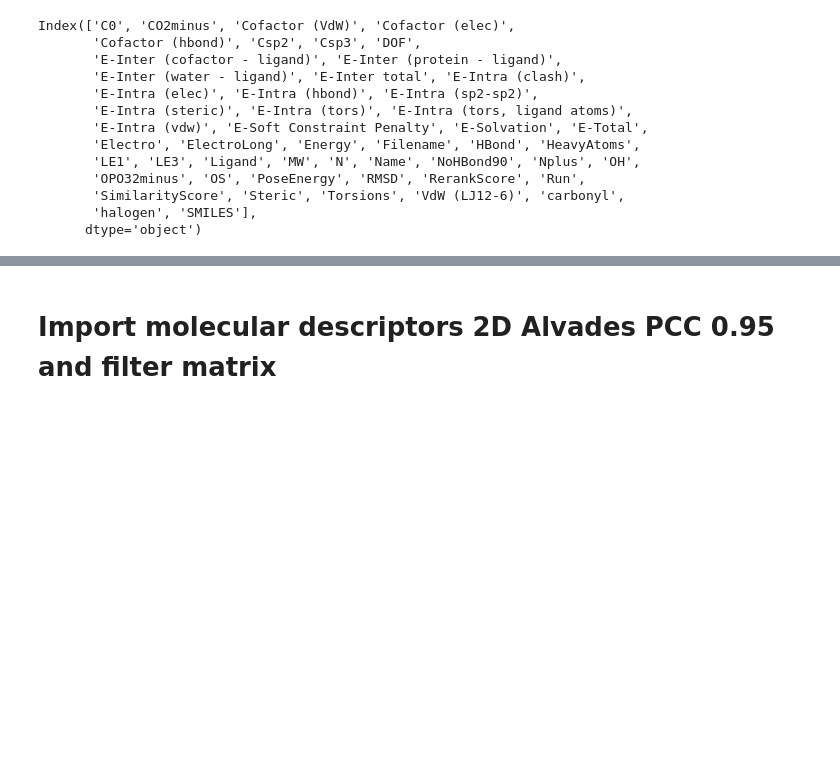
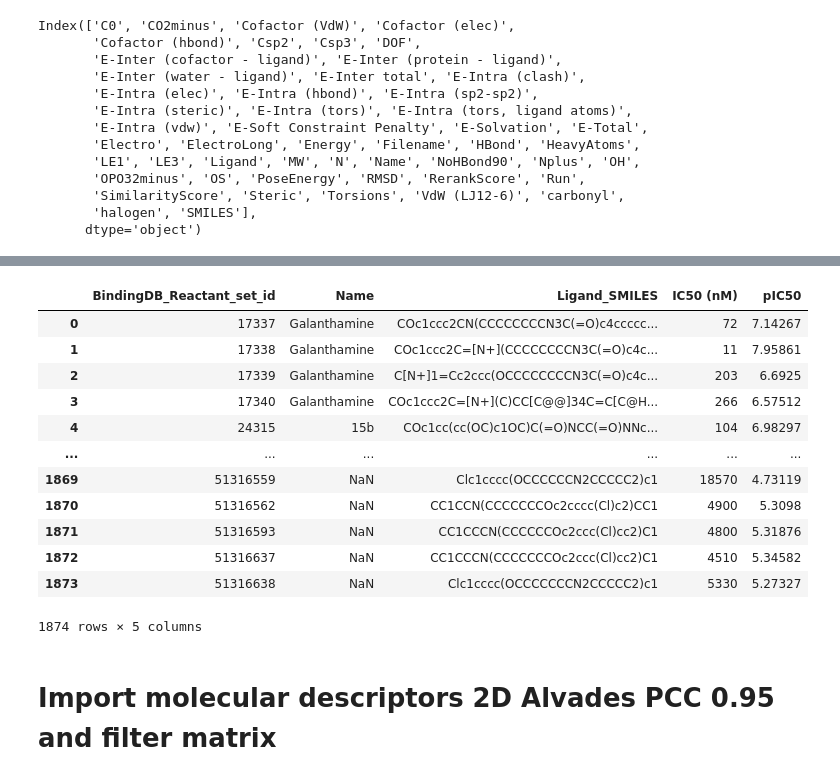
Before and after one commit to danielgruiz970203/Model_Prediction_AChE_BA, a Jupyter notebook: 4-Filtring _df_Molecular_Descriptors_2D_by_df_filter.ipynb, the cells around one changed output, grey strips where cells are left out. Cells and saved outputs as stored; diff of their text form; code cells hidden in the pictures; blank space fills up the shorter version.

```diff
--- a/4-Filtring _df_Molecular_Descriptors_2D_by_df_filter.ipynb
+++ b/4-Filtring _df_Molecular_Descriptors_2D_by_df_filter.ipynb
@@ -73,3 +40,36 @@ O=c([nH]=C[CH][N](=CC1=C[CH]C=[CH]=C1)C)[CH]OC(C=C2)=[CH]=[CH]=C2C=CC(=C3)[CH]C(
+# %%
+count = 0
+List_Molecules = []
+for i in df_['Ligand']:
+
+    List_Molecules.append(i.split('_')[4])
+
+df_filter = pd.DataFrame()
+
+for idx, i in enumerate(df_filter_brut['BindingDB_Reactant_set_id']):
+
+    if str(i) in List_Molecules:
+
+        df_filter = df_filter.append(pd.DataFrame(df_filter_brut.iloc[idx, :]).T)
+
+
+df_filter = df_filter.sort_values(by = 'BindingDB_Reactant_set_id')
+df_filter = df_filter.set_index([list(range(0,len(df_filter)))])
+df_filter
+# %% [output]
+|  | BindingDB_Reactant_set_id | Name | Ligand_SMILES | IC50 (nM) | pIC50 |
+| 0 | 17337 | Galanthamine | COc1ccc2CN(CCCCCCCCN3C(=O)c4ccccc... | 72 | 7.14267 |
+| 1 | 17338 | Galanthamine | COc1ccc2C=[N+](CCCCCCCCN3C(=O)c4c... | 11 | 7.95861 |
+| 2 | 17339 | Galanthamine | C[N+]1=Cc2ccc(OCCCCCCCCN3C(=O)c4c... | 203 | 6.6925 |
+| 3 | 17340 | Galanthamine | COc1ccc2C=[N+](C)CC[C@@]34C=C[C@H... | 266 | 6.57512 |
+| 4 | 24315 | 15b | COc1cc(cc(OC)c1OC)C(=O)NCC(=O)NNc... | 104 | 6.98297 |
+| ... | ... | ... | ... | ... | ... |
+| 1869 | 51316559 | NaN | Clc1cccc(OCCCCCCN2CCCCC2)c1 | 18570 | 4.73119 |
+| 1870 | 51316562 | NaN | CC1CCN(CCCCCCCOc2cccc(Cl)c2)CC1 | 4900 | 5.3098 |
+| 1871 | 51316593 | NaN | CC1CCCN(CCCCCCOc2ccc(Cl)cc2)C1 | 4800 | 5.31876 |
+| 1872 | 51316637 | NaN | CC1CCCN(CCCCCCCOc2ccc(Cl)cc2)C1 | 4510 | 5.34582 |
+| 1873 | 51316638 | NaN | Clc1cccc(OCCCCCCCN2CCCCC2)c1 | 5330 | 5.27327 |
+1874 rows × 5 columns
 # %% [markdown]
 #  Import molecular descriptors  2D Alvades PCC 0.95 and filter matrix
 # %%
```
Also changed, not shown: parts of 13 cells of this notebook, 2 other files.
